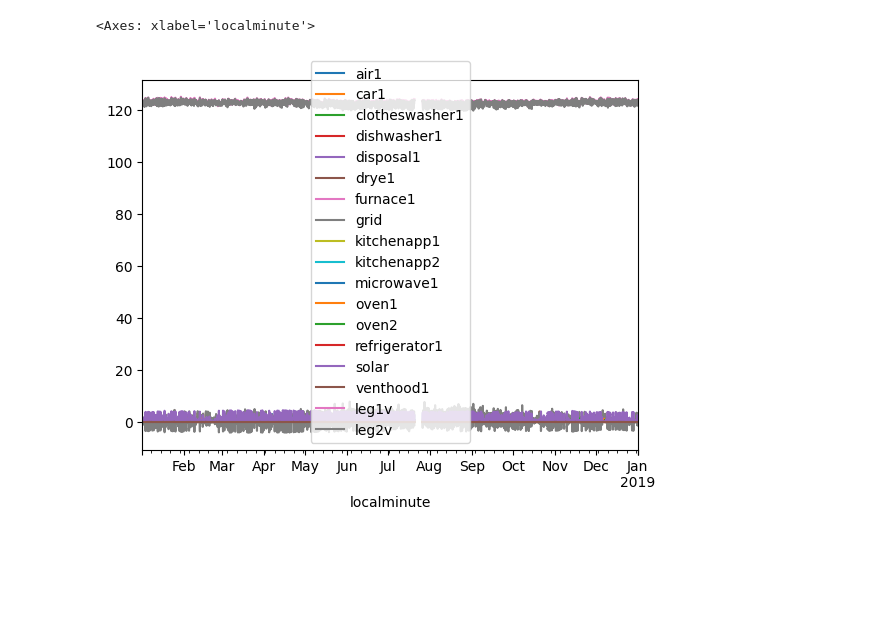
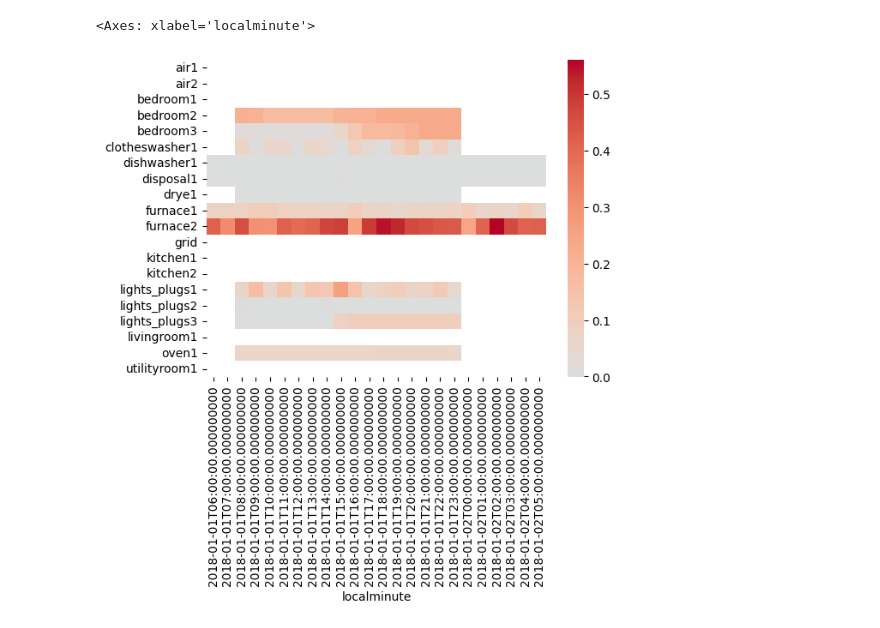
Before and after one commit to jackellishsieh/residential-power-forecasting, a Jupyter notebook: notebooks/pmn/pmn-pecan-eda.ipynb, the cells around one changed output. Drawn from its saved outputs; the diff is of its cells as text; code cells hidden in the pictures; blank space fills up the shorter version.

```diff
--- a/notebooks/pmn/pmn-pecan-eda.ipynb
+++ b/notebooks/pmn/pmn-pecan-eda.ipynb
@@ -6,6 +6,7 @@ import seaborn as sns
 # %%
 data_path = '../../data/1minute_data_austin/1minute_data_austin.csv'
 data_raw = pd.read_csv(data_path)
+data_raw['localminute'] = pd.to_datetime(data_raw['localminute'], utc=True)
 # %%
 columns = data_raw.columns
 home_ids = data_raw["dataid"].unique()
@@ -13,11 +86,11 @@ num_rows = data_raw["dataid"].value_counts()
 # %%
-def get_single_home(home_num):
-    df_home = data_raw.loc[data_raw["dataid"] == home_ids[home_num]]
-    df_home = df_home.drop(columns = "dataid")
+def get_single_home(homeid):
+    df_home = data_raw.loc[data_raw["dataid"] == homeid]
+    df_home = df_home.drop(columns = ["dataid", "leg1v", "leg2v"])
     df_home = df_home.dropna(axis=1, how="all")
     df_home = df_home.set_index("localminute")
     df_home.index = pd.to_datetime(df_home.index, utc = True)
     return df_home
 # %%
-df_home = get_single_home(0)
+df_home = get_single_home(9922)
 df_home_hourly = df_home.resample("H").mean()
@@ -29,5 +97,5 @@ sns.heatmap(data = df_home_hourly.T, cmap = "viridis")
-# %%
-df_home_hourly.plot()
-# %% [output]
-<Axes: xlabel='localminute'>
-[figure, removed]
+# %%
+sns.heatmap(data = df_home_hourly.T.iloc[:, :24], cmap = "coolwarm", center = 0)
+# %% [output]
+<Axes: xlabel='localminute'>
+[figure, added]
```
Also changed, not shown: parts of 5 cells of this notebook, 3 other files.
